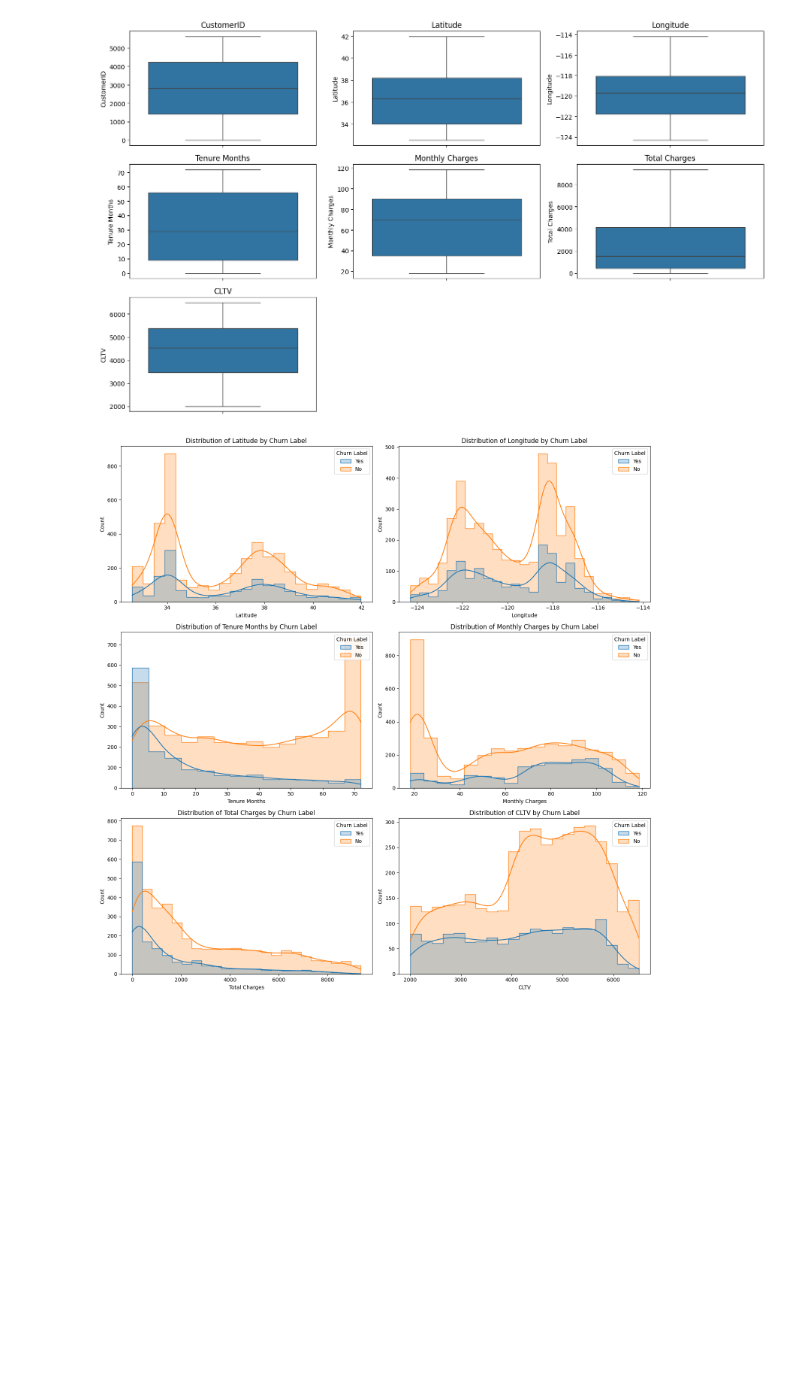
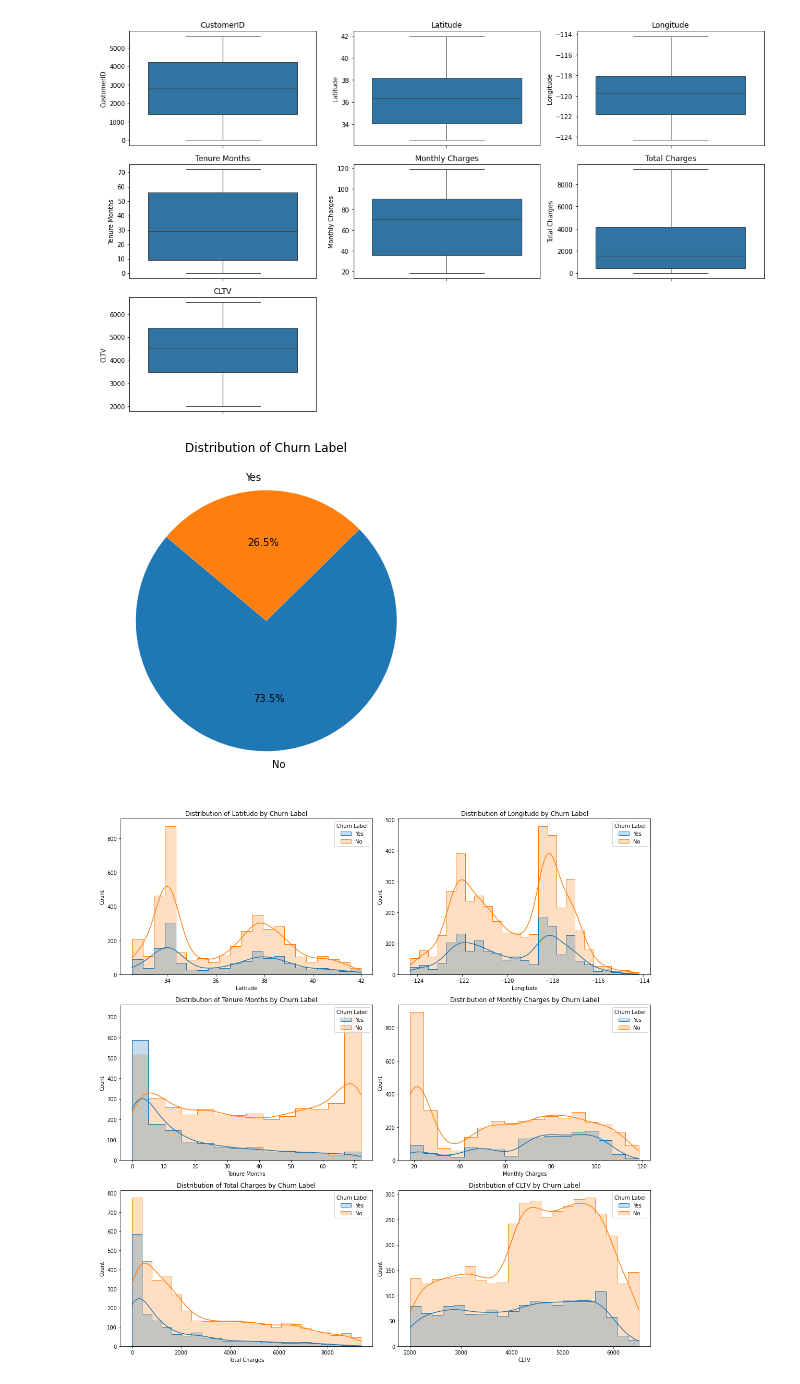
Before and after one commit to amaliap21/Lesgo-Data, a Jupyter notebook: datsci.ipynb, the cells around one changed output. Cells and saved outputs as stored; diff of their text form; code cells hidden in the pictures; blank space fills up the shorter version.

```diff
--- a/datsci.ipynb
+++ b/datsci.ipynb
@@ -141,6 +154,30 @@ def plot_boxplots_grid(dataframe, n_cols=3, subplot_size=(5, 3)):
 plot_boxplots_grid(train)
 # %% [output]
 [figure]
+# %%
+# Plot the distribution for target column
+import matplotlib.pyplot as plt
+
+def plot_churn_distribution(data, column='Churn Label'):
+    """
+    Plots the distribution of the churn label in a pie chart.
+
+    :param data: DataFrame containing the customer data.
+    :param column: Name of the column containing the churn label.
+    """
+    # Calculating the distribution
+    churn_dist = data[column].value_counts()
+
+    # Plotting
+    plt.figure(figsize=(8, 6))
+    plt.pie(churn_dist, labels=churn_dist.index, autopct='%1.1f%%', startangle=140)
+    plt.title('Distribution of Churn Label')
+    plt.show()
+
+# Testing the function with the customer data
+plot_churn_distribution(train)
+# %% [output]
+[figure, added]
 # %%
 # Plot the distribution for each numerical columns based on the churn label
 
```
Also changed, not shown: parts of 38 cells of this notebook.
